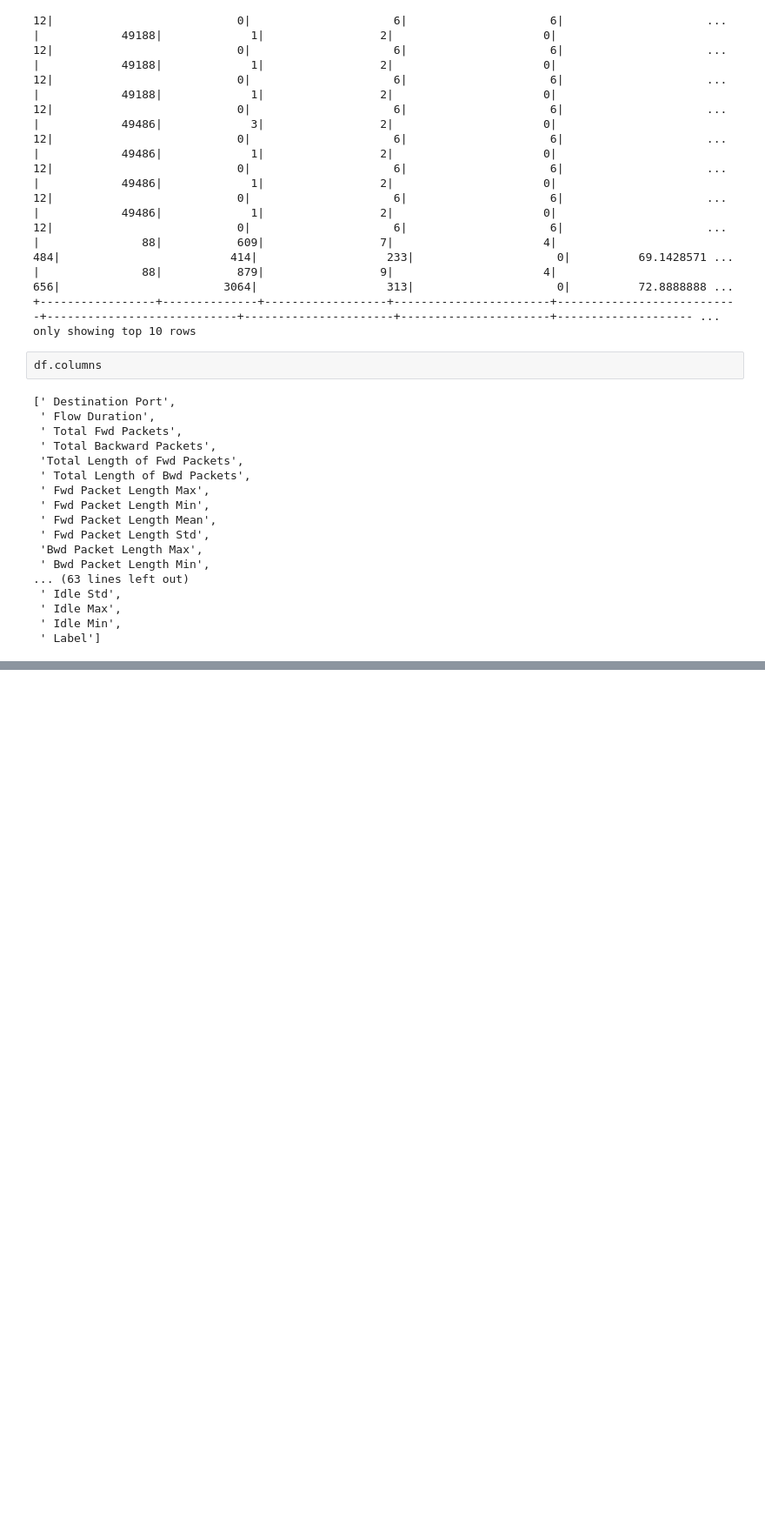
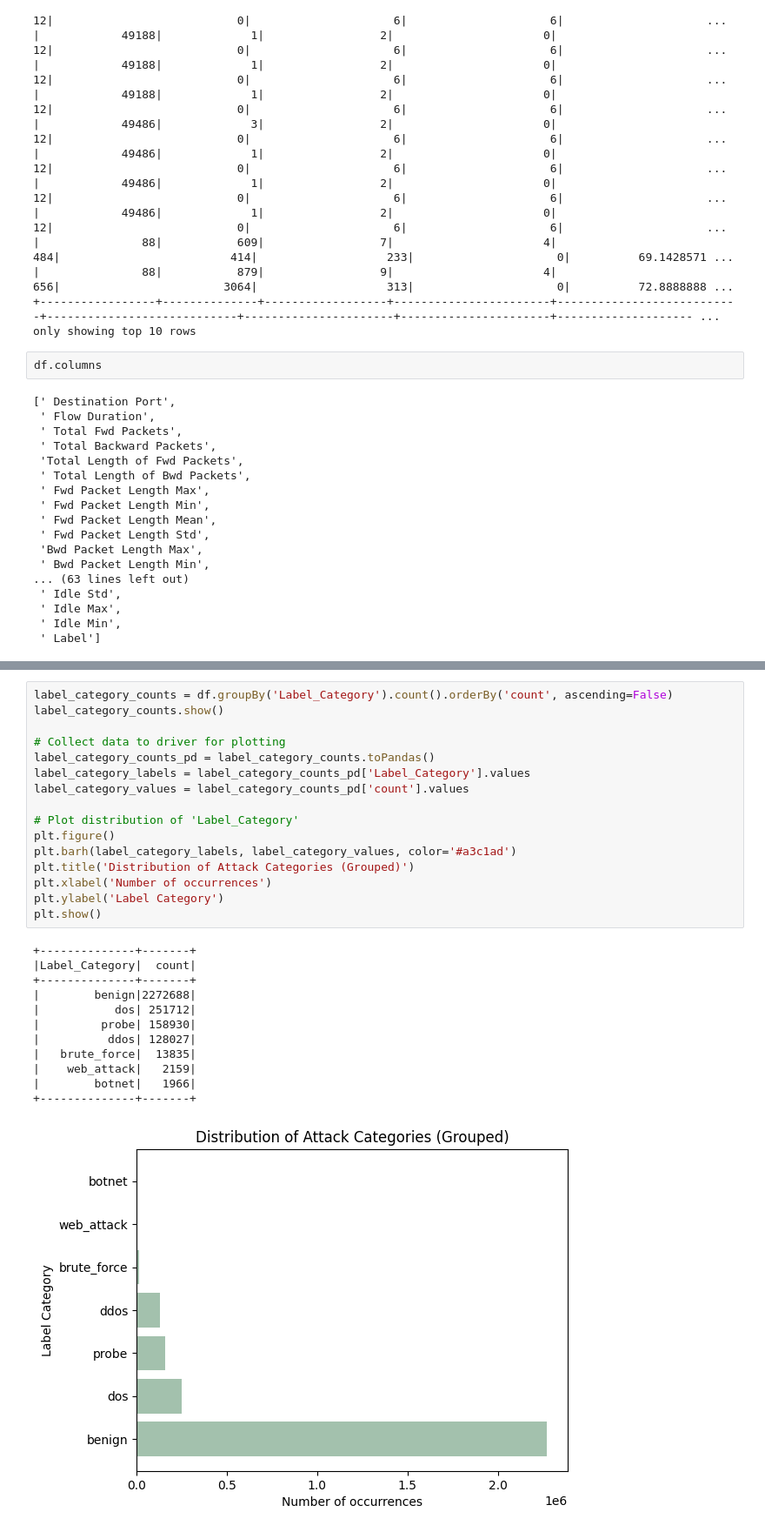
Before and after one commit to pxuanbach/Improved-RF-for-Real-time-IDS-with-Spark, a Jupyter notebook: dataset/extract_train_data__spark.ipynb, the cells around one changed output, grey strips where cells are left out. Shown at 87% size. Drawn from its saved outputs; the diff is of its cells as text; blank space fills up the shorter version.

```diff
--- a/dataset/extract_train_data__spark.ipynb
+++ b/dataset/extract_train_data__spark.ipynb
@@ -107,0 +302,29 @@ null_counts.show()
+# %%
+label_category_counts = df.groupBy('Label_Category').count().orderBy('count', ascending=False)
+label_category_counts.show()
+
+# Collect data to driver for plotting
+label_category_counts_pd = label_category_counts.toPandas()
+label_category_labels = label_category_counts_pd['Label_Category'].values
+label_category_values = label_category_counts_pd['count'].values
+
+# Plot distribution of 'Label_Category'
+plt.figure()
+plt.barh(label_category_labels, label_category_values, color='#a3c1ad')
+plt.title('Distribution of Attack Categories (Grouped)')
+plt.xlabel('Number of occurrences')
+plt.ylabel('Label Category')
+plt.show()
+# %% [output]
++--------------+-------+
+|Label_Category|  count|
++--------------+-------+
+|        benign|2272688|
+|           dos| 251712|
+|         probe| 158930|
+|          ddos| 128027|
+|   brute_force|  13835|
+|    web_attack|   2159|
+|        botnet|   1966|
++--------------+-------+
+[figure, added]
```
Also changed, not shown: parts of 34 cells of this notebook, 3 other files.
